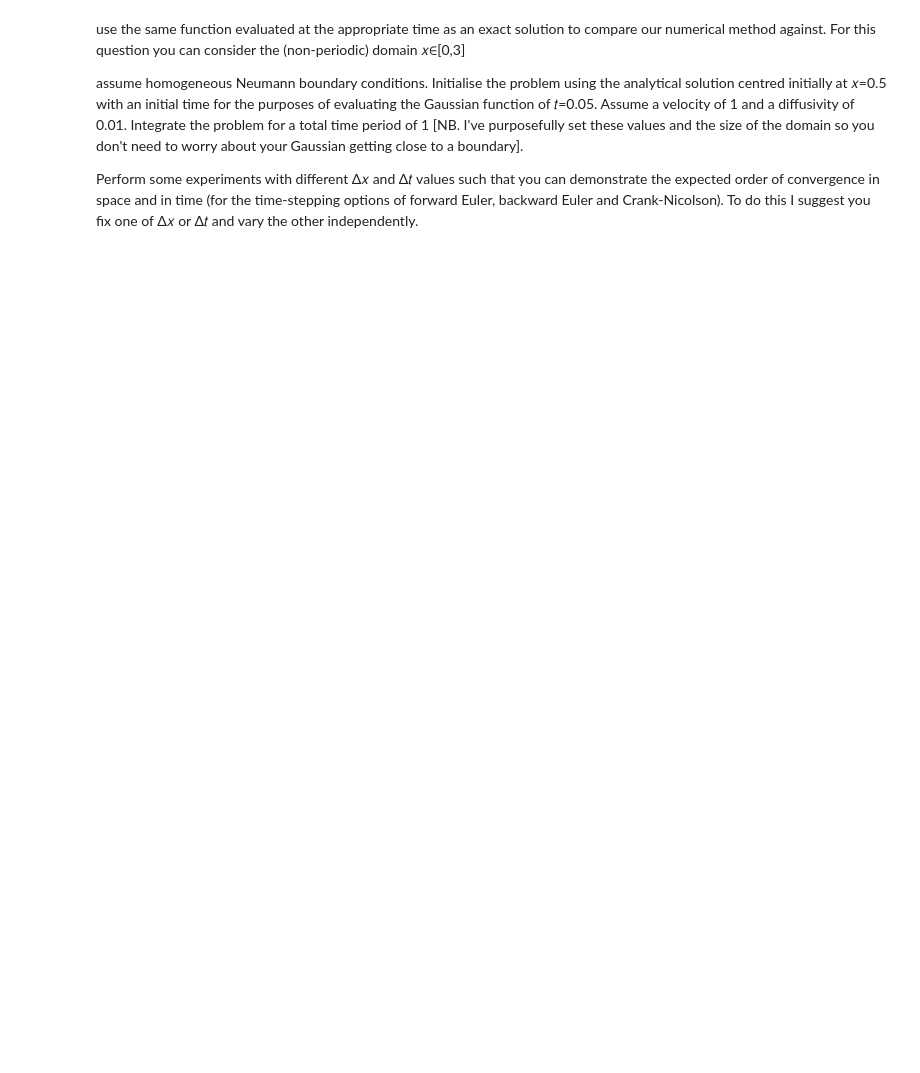
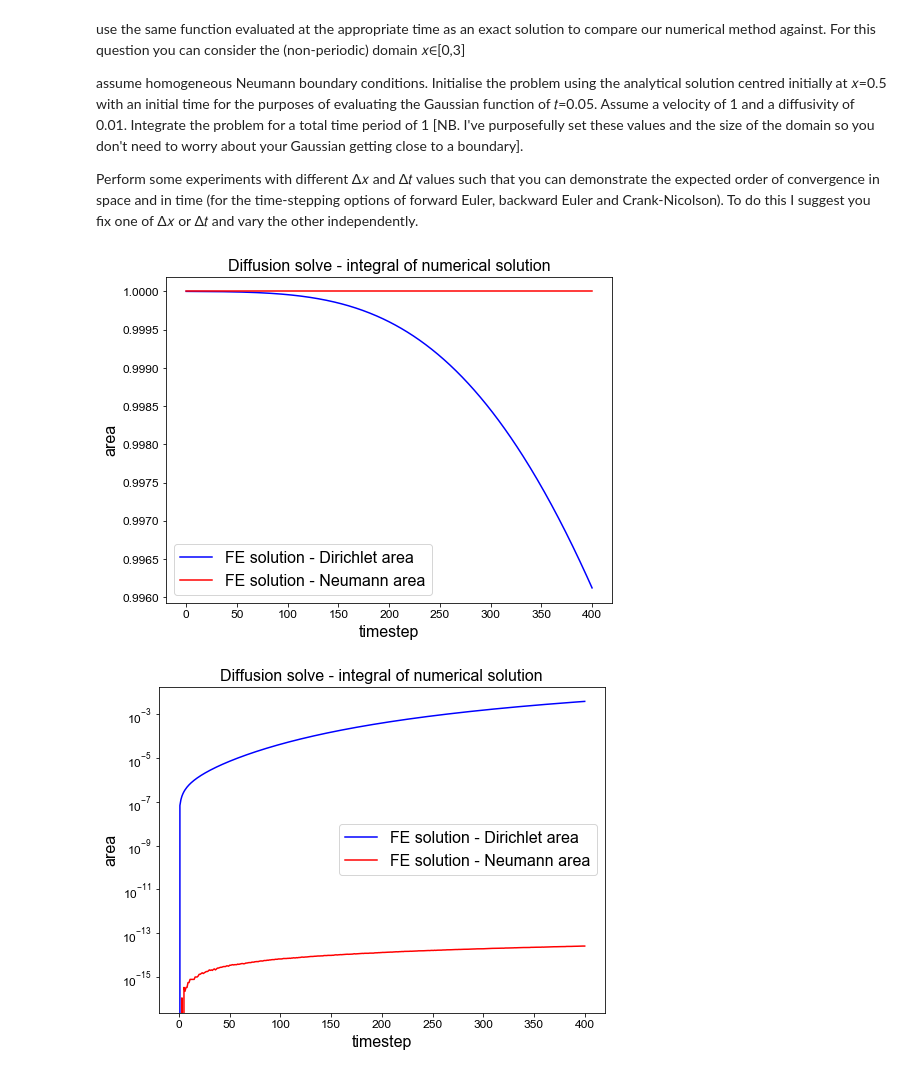
Before and after one commit to yxyyxy93/127_pythonFEM, a Jupyter notebook: ACSE-3-2019-20-Coursework.ipynb, the cells around one changed output. Saved outputs shown, nothing was run; the diff lists cells and outputs as text; code cells hidden in the pictures; blank space fills up the shorter version.

```diff
--- a/ACSE-3-2019-20-Coursework.ipynb
+++ b/ACSE-3-2019-20-Coursework.ipynb
@@ -1187,3 +1119,28 @@ Assume a velocity of 1 and a diffusivity of 0.01. Integrate the problem for a to
 
 Perform some experiments with different Δ𝑥 and Δ𝑡 values such that you can demonstrate the expected order of convergence in space and in time (for the time-stepping options of forward Euler, backward Euler and Crank-Nicolson).
 To do this I suggest you fix one of Δ𝑥 or Δ𝑡 and vary the other independently.
+# %%
+fig = plt.figure(figsize=(8, 6))
+ax1 = fig.add_subplot(111)
+ax1.set_xlabel('timestep', fontsize=16)
+ax1.set_ylabel('area', fontsize=16)
+ax1.set_title('Diffusion solve - integral of numerical solution', fontsize=16)
+
+
+ax1.plot(Dirichlet_area, 'b', label='FE solution - Dirichlet area')
+ax1.plot(Neumann_area, 'r', label='FE solution - Neumann area')
+ax1.legend(loc='best', fontsize=16);
+
+# log of difference to initial value
+fig = plt.figure(figsize=(8, 6))
+ax1 = fig.add_subplot(111)
+ax1.set_xlabel('timestep', fontsize=16)
+ax1.set_ylabel('area', fontsize=16)
+ax1.set_title('Diffusion solve - integral of numerical solution', fontsize=16)
+
+ax1.semilogy(np.abs(Dirichlet_area - Dirichlet_area[0]), 'b', label='FE solution - Dirichlet area')
+ax1.semilogy(np.abs(Neumann_area - Neumann_area[0]), 'r', label='FE solution - Neumann area')
+ax1.legend(loc='best', fontsize=16);
+# %% [output]
+[figure, added]
+[figure, added]
```
Also changed, not shown: parts of 7 cells of this notebook.
